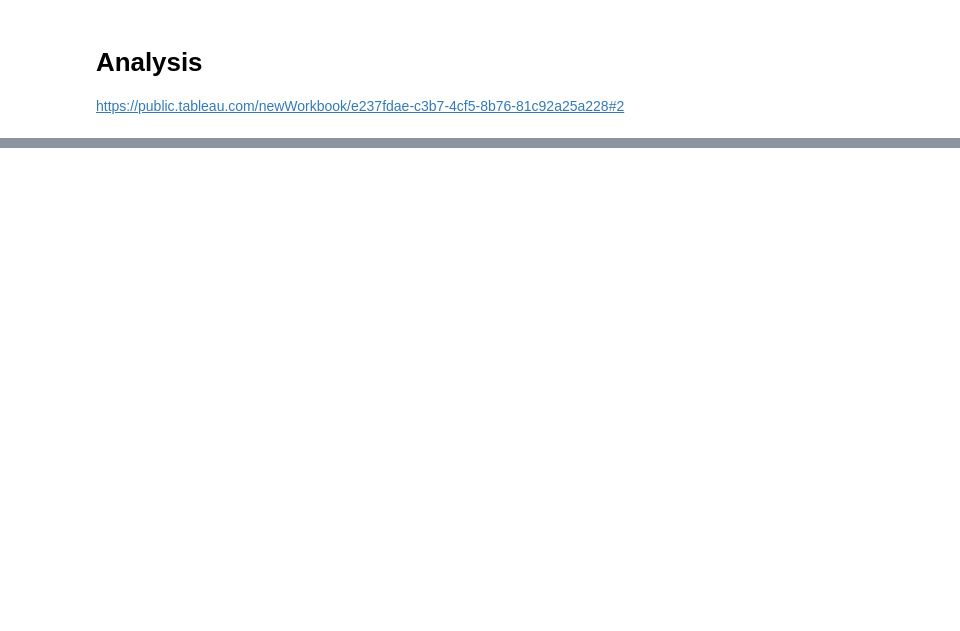
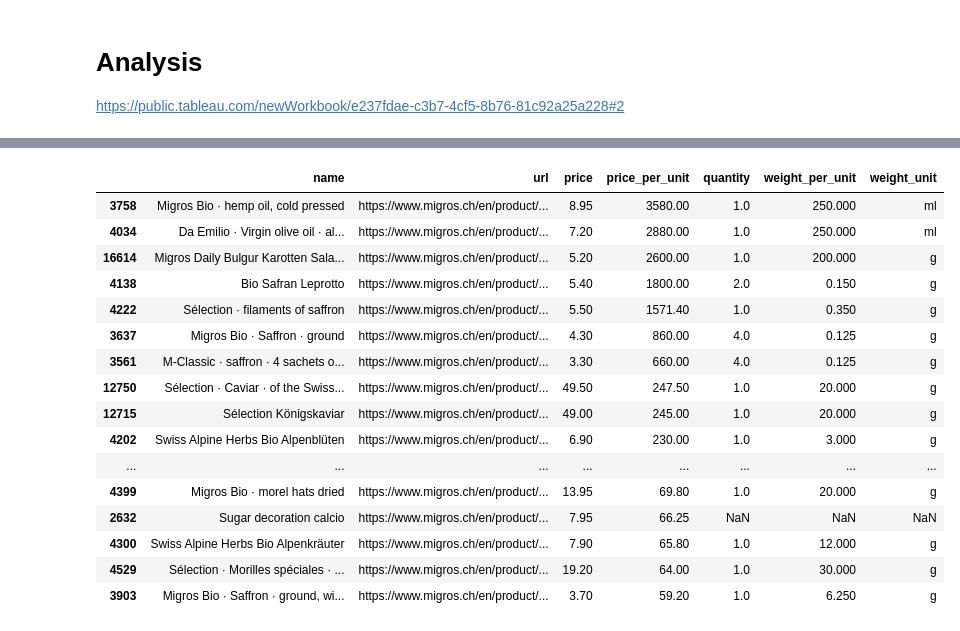
Before and after one commit to AlainJoss/scraping_migros.ch, a Jupyter notebook: scripts/EDA.ipynb, the cells around one changed output, grey strips where cells are left out. Saved outputs shown, nothing was run; the diff lists cells and outputs as text; code cells hidden in the pictures; blank space fills up the shorter version.

```diff
--- a/scripts/EDA.ipynb
+++ b/scripts/EDA.ipynb
@@ -29,3 +52,28 @@ df["name"][df['total_price'].argmax()]
+# %%
+# item with max price
+
+attribute = 'price_per_unit'
+subset = ['name', 'url', 'price', 'price_per_unit', 'quantity', 'weight_per_unit', "weight_unit"]
+
+df.sort_values(by=attribute, ascending=False)[subset].head(20)
+# %% [output]
+|  | name | url | price | price_per_unit | quantity | weight_per_unit | weight_unit |
+| 3758 | Migros Bio · hemp oil, cold pressed | https://www.migros.ch/en/product/... | 8.95 | 3580.00 | 1.0 | 250.000 | ml |
+| 4034 | Da Emilio · Virgin olive oil · al... | https://www.migros.ch/en/product/... | 7.20 | 2880.00 | 1.0 | 250.000 | ml |
+| 16614 | Migros Daily Bulgur Karotten Sala... | https://www.migros.ch/en/product/... | 5.20 | 2600.00 | 1.0 | 200.000 | g |
+| 4138 | Bio Safran Leprotto | https://www.migros.ch/en/product/... | 5.40 | 1800.00 | 2.0 | 0.150 | g |
+| 4222 | Sélection · filaments of saffron | https://www.migros.ch/en/product/... | 5.50 | 1571.40 | 1.0 | 0.350 | g |
+| 3637 | Migros Bio · Saffron · ground | https://www.migros.ch/en/product/... | 4.30 | 860.00 | 4.0 | 0.125 | g |
+| 3561 | M-Classic · saffron · 4 sachets o... | https://www.migros.ch/en/product/... | 3.30 | 660.00 | 4.0 | 0.125 | g |
+| 12750 | Sélection · Caviar · of the Swiss... | https://www.migros.ch/en/product/... | 49.50 | 247.50 | 1.0 | 20.000 | g |
+| 12715 | Sélection Königskaviar | https://www.migros.ch/en/product/... | 49.00 | 245.00 | 1.0 | 20.000 | g |
+| 4202 | Swiss Alpine Herbs Bio Alpenblüten | https://www.migros.ch/en/product/... | 6.90 | 230.00 | 1.0 | 3.000 | g |
+| ... | ... | ... | ... | ... | ... | ... | ... |
+| 4399 | Migros Bio · morel hats dried | https://www.migros.ch/en/product/... | 13.95 | 69.80 | 1.0 | 20.000 | g |
+| 2632 | Sugar decoration calcio | https://www.migros.ch/en/product/... | 7.95 | 66.25 | NaN | NaN | NaN |
+| 4300 | Swiss Alpine Herbs Bio Alpenkräuter | https://www.migros.ch/en/product/... | 7.90 | 65.80 | 1.0 | 12.000 | g |
+| 4529 | Sélection · Morilles spéciales · ... | https://www.migros.ch/en/product/... | 19.20 | 64.00 | 1.0 | 30.000 | g |
+| 3903 | Migros Bio · Saffron · ground, wi... | https://www.migros.ch/en/product/... | 3.70 | 59.20 | 1.0 | 6.250 | g |
 # %%
 # sort by price_per_unit and display top 10
 
```
Also changed, not shown: parts of 10 cells of this notebook, 6 other files.
